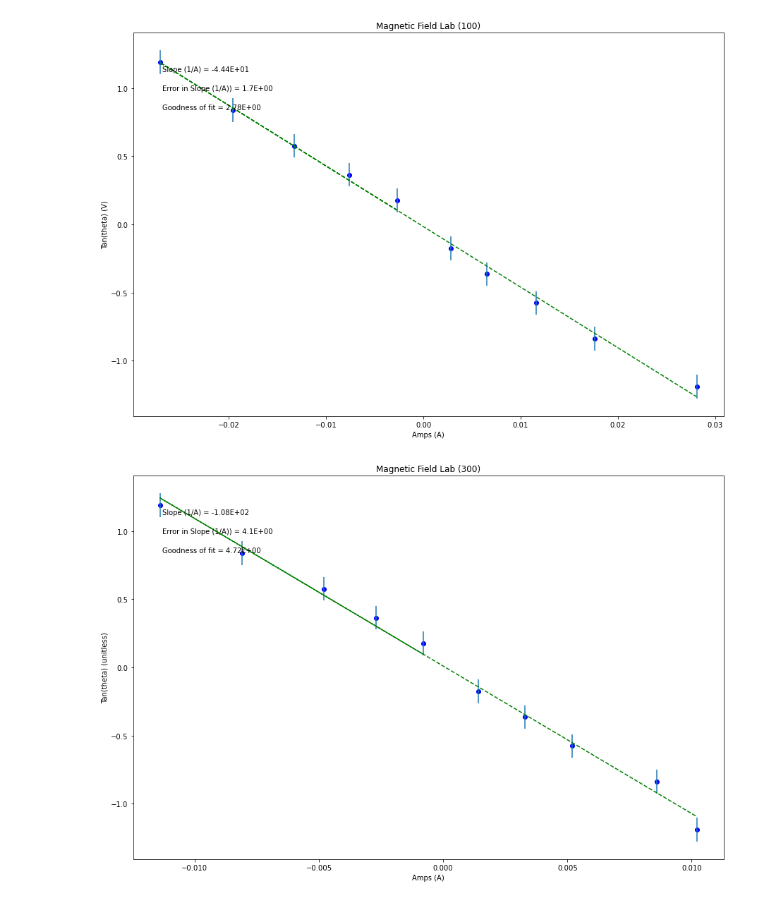
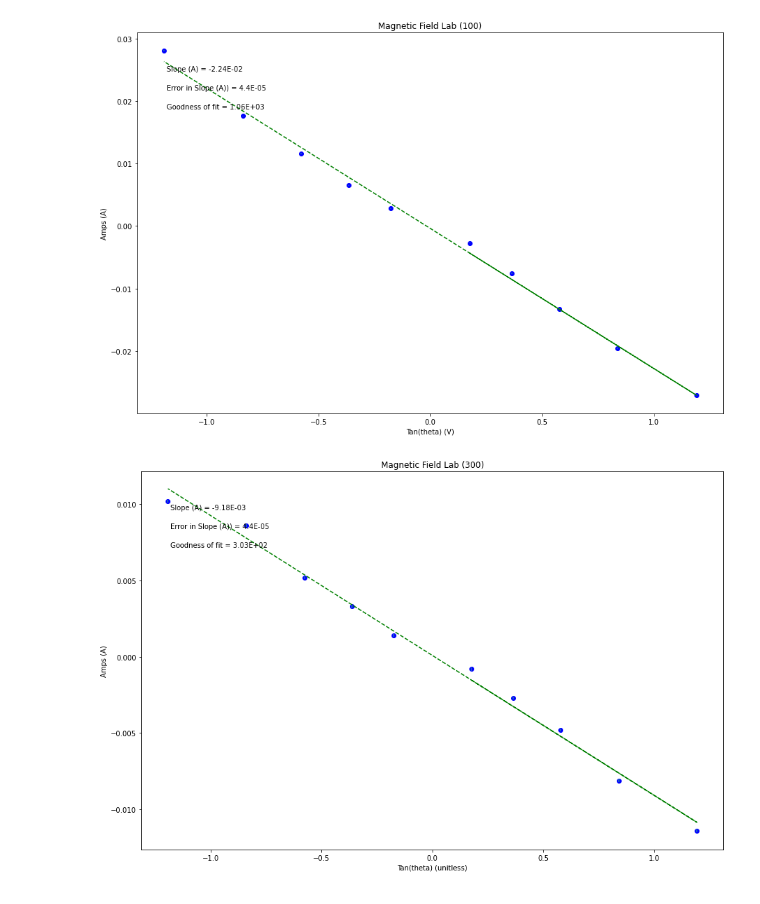
Before and after one commit to danRosof/PHYSICS_LAB, a Jupyter notebook: MagField_DR.ipynb, the cells around one changed output. Cells and saved outputs as stored; diff of their text form; code cells hidden in the pictures.

```diff
--- a/MagField_DR.ipynb
+++ b/MagField_DR.ipynb
@@ -21,14 +21,14 @@ I = np.array([-0.0027, -0.0076, -0.0133, -0.0196, -0.0271, 0.0028, 0.0065, 0.011
 #--------------------------------------------#
 #Create arrays for uncertainties
 #CHANGE THE VARIABLE NAME and numbers to match your data
-err_I = np.array([0.087, 0.087, 0.087, 0.087, 0.087, 0.087, 0.087, 0.087, 0.087,0.087])
+err_I = np.array([0.0001, 0.0001, 0.0001, 0.0001, 0.0001, 0.0001, 0.0001, 0.0001, 0.0001, 0.0001])
 
 
 #--------------------------------------------#
 #Re-assign variables as x, y, dy so that the following code may remain generic
 
-x = I   #this should be the array you want to plot on the x axis
-y = Tan
+y = I   #this should be the array you want to plot on the x axis
+x = Tan
 dy = err_I  #this should be your error in y array
 
 #----------------------------------------------#
@@ -69,16 +69,16 @@ plt.scatter(x, y, color='blue', marker='o')
 
 
 #create labels  YOU NEED TO CHANGE THESE!!!
-plt.xlabel('Amps (A)')
-plt.ylabel('Tan(theta) (V)')
+plt.ylabel('Amps (A)')
+plt.xlabel('Tan(theta) (V)')
 plt.title('Magnetic Field Lab (100)')
 
 plt.errorbar(x, y, yerr=dy, xerr=None, fmt="none") #don't need to plot x error bars
 
-plt.annotate('Slope (1/A) = {value:.{digits}E}'.format(value=m, digits=2),
+plt.annotate('Slope (A) = {value:.{digits}E}'.format(value=m, digits=2),
              (0.05, 0.9), xycoords='axes fraction')
 
-plt.annotate('Error in Slope (1/A)) = {value:.{digits}E}'.format(value=dm, digits=1),
+plt.annotate('Error in Slope (A)) = {value:.{digits}E}'.format(value=dm, digits=1),
              (0.05, 0.85), xycoords='axes fraction')
 
 plt.annotate('Goodness of fit = {value:.{digits}E}'.format(value=N, digits=2),
@@ -86,7 +86,7 @@ plt.annotate('Goodness of fit = {value:.{digits}E}'.format(value=N, digits=2),
 
 plt.show()
 # %% [output]
-[figure, old version]
+[figure, new version]
 # %%
 #Physics 216
 #Plotting code to use the whole year!
@@ -110,14 +110,13 @@ I = np.array([-0.0008, -0.0027, -0.0048, -0.0081, -0.0114, 0.0014, 0.0033, 0.005
 #--------------------------------------------#
 #Create arrays for uncertainties
 #CHANGE THE VARIABLE NAME and numbers to match your data
-err_I = np.array([0.087, 0.087, 0.087, 0.087, 0.087, 0.087, 0.087, 0.087, 0.087,0.087])
-
+err_I = np.array([0.0001, 0.0001, 0.0001, 0.0001, 0.0001, 0.0001, 0.0001, 0.0001, 0.0001, 0.0001])
 
 #--------------------------------------------#
 #Re-assign variables as x, y, dy so that the following code may remain generic
 
-x = I   #this should be the array you want to plot on the x axis
-y = Tan
+y = I   #this should be the array you want to plot on the x axis
+x = Tan
 dy = err_I  #this should be your error in y array
 
 #----------------------------------------------#
@@ -144,35 +143,35 @@ db = np.sqrt(1/D*sum(x**2/dy**2)) #error in intercept
 def LLSFD2(x,y,dy):
     N = sum(((y-b-m*x)/dy)**2)
     return N
 
 N = LLSFD2(x,y,dy)
 
 #-----------------------------------------------------------------------#
 #Plot data on graph. Plot error bars and place values for slope, error in slope
 #and goodness of fit on the plot using "annotate"
 
 plt.figure(figsize=(15,10))
 
 plt.plot(x, fit, color='green', linestyle='--')
 plt.scatter(x, y, color='blue', marker='o')
 
 
 #create labels  YOU NEED TO CHANGE THESE!!!
-plt.xlabel('Amps (A)')
-plt.ylabel('Tan(theta) (unitless)')
+plt.ylabel('Amps (A)')
+plt.xlabel('Tan(theta) (unitless)')
 plt.title('Magnetic Field Lab (300)')
 
 plt.errorbar(x, y, yerr=dy, xerr=None, fmt="none") #don't need to plot x error bars
 
-plt.annotate('Slope (1/A) = {value:.{digits}E}'.format(value=m, digits=2),
+plt.annotate('Slope (A) = {value:.{digits}E}'.format(value=m, digits=2),
              (0.05, 0.9), xycoords='axes fraction')
 
-plt.annotate('Error in Slope (1/A)) = {value:.{digits}E}'.format(value=dm, digits=1),
+plt.annotate('Error in Slope (A)) = {value:.{digits}E}'.format(value=dm, digits=1),
              (0.05, 0.85), xycoords='axes fraction')
 
 plt.annotate('Goodness of fit = {value:.{digits}E}'.format(value=N, digits=2),
              (0.05, 0.80), xycoords='axes fraction')
 
 plt.show()
 # %% [output]
-[figure, old version]
+[figure, new version]
```
